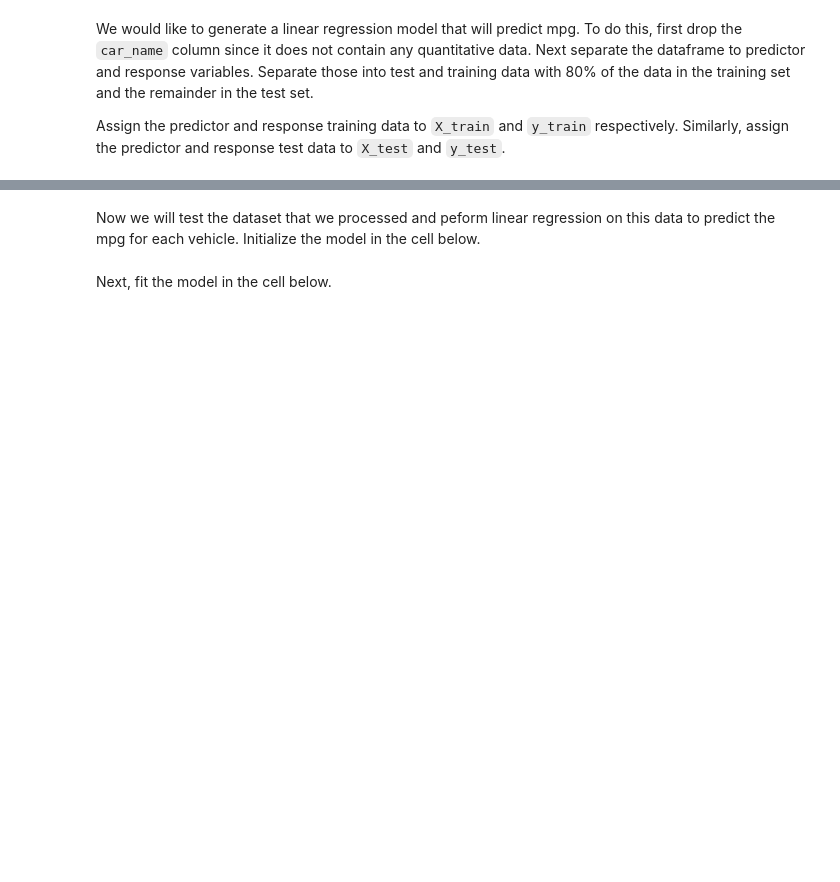
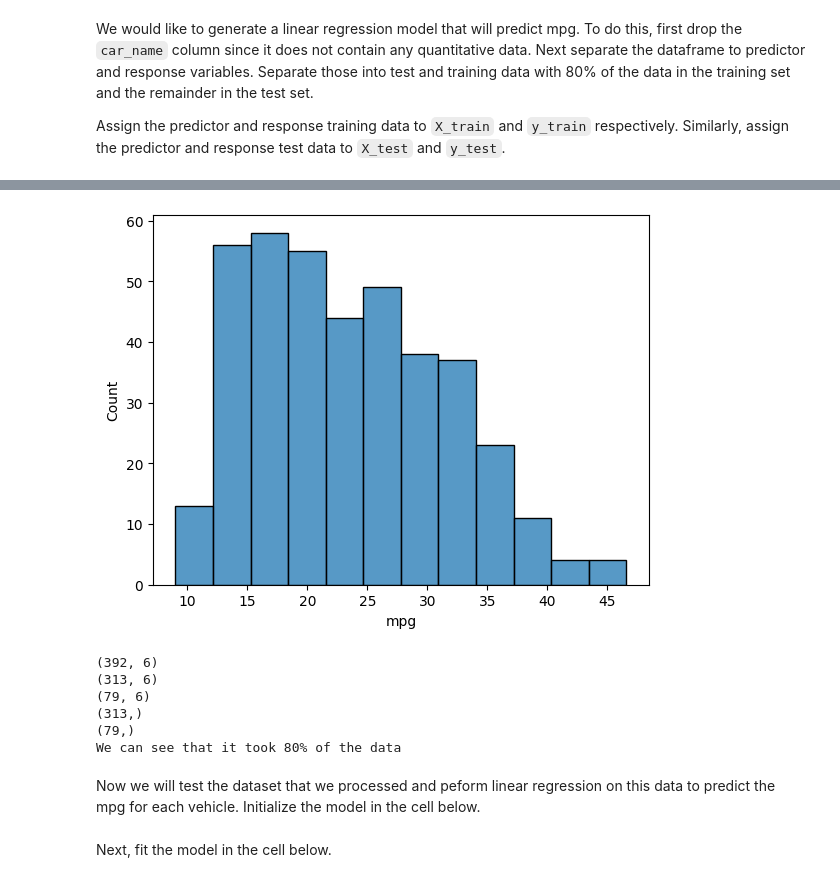
Before and after one commit to Ironhack-data-bcn-oct-2023/lab-intro-to-sklearn, a Jupyter notebook: your-code/main.ipynb, the cells around one changed output, grey strips where cells are left out. Drawn from its saved outputs; the diff is of its cells as text; code cells hidden in the pictures; blank space fills up the shorter version.

```diff
--- a/your-code/main.ipynb
+++ b/your-code/main.ipynb
@@ -247,0 +276,5 @@ Check the dataset for missing values and remove all rows containing at least one
+# %%
+auto.isna().sum()
+df.dropna(axis=0, how="all")
+auto.dropna(subset=["horse_power"], inplace=True)
+auto.isna().sum()
@@ -259,0 +327,4 @@ Assign the predictor and response training data to `X_train` and `y_train` respe
+# %%
+sns.histplot(auto["mpg"]);
+# %% [output]
+[figure, added]
@@ -260,2 +333,16 @@ Assign the predictor and response training data to `X_train` and `y_train` respe
+# %%
+print(X.shape)
+print(X_train.shape)
+print(X_test.shape) # df, 20% of data
+print(y_train.shape)
+print(y_test.shape)
+print("We can see that it took 80% of the data")
+# %% [output]
+(392, 6)
+(313, 6)
+(79, 6)
+(313,)
+(79,)
+We can see that it took 80% of the data
 # %% [markdown]
 Now we will test the dataset that we processed and peform linear regression on this data to predict the mpg for each vehicle. Initialize the model in the cell below.
```
Also changed, not shown: parts of 45 cells of this notebook.
